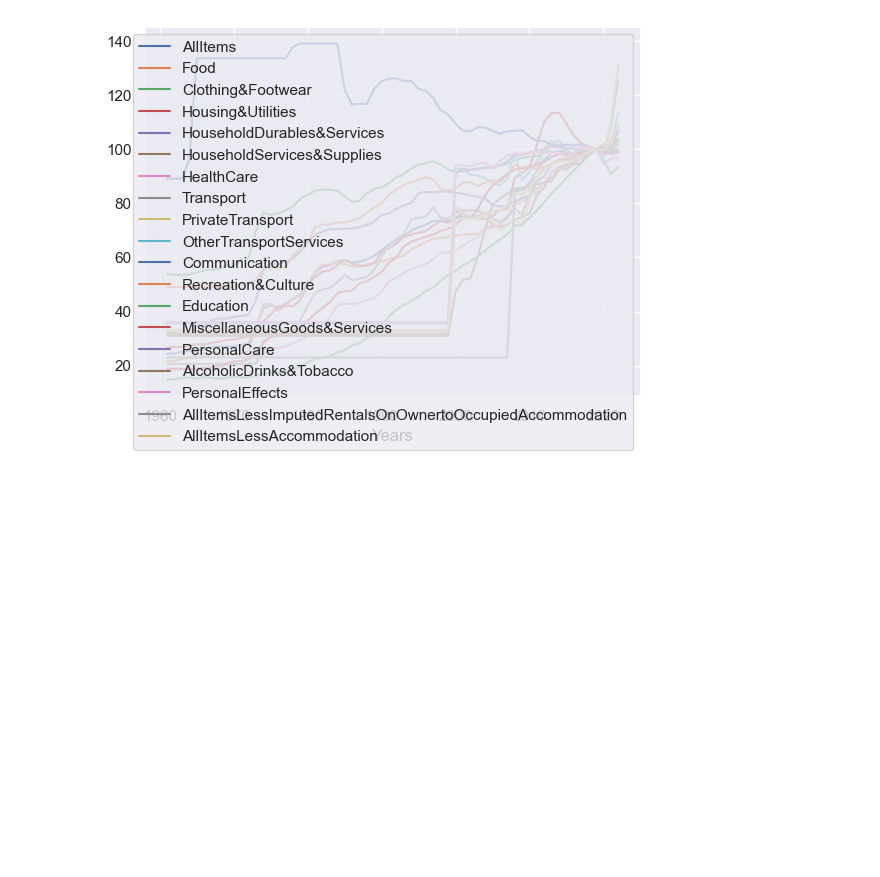
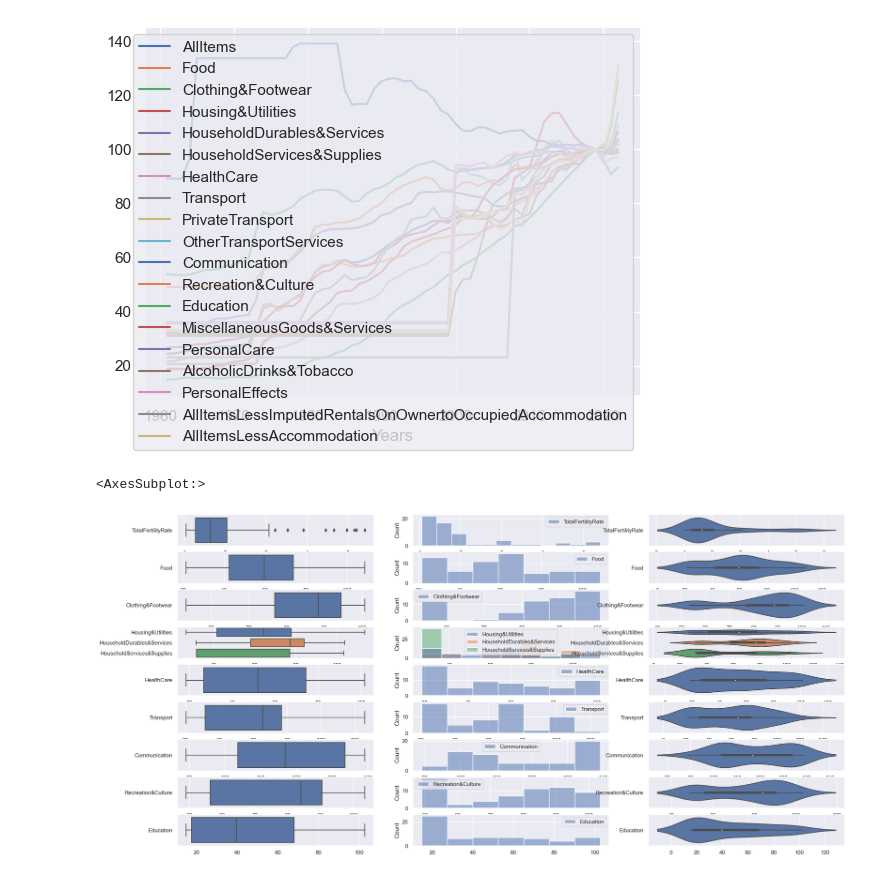
Before and after one commit to whoismanoj/Team1-SC1015_FertilityRate, a Jupyter notebook: SC1015 Part 2 Exploratory Data Analysis.ipynb, the cells around one changed output. Drawn from its saved outputs; the diff is of its cells as text; code cells hidden in the pictures; blank space fills up the shorter version.

```diff
--- a/SC1015 Part 2 Exploratory Data Analysis.ipynb
+++ b/SC1015 Part 2 Exploratory Data Analysis.ipynb
@@ -211,0 +197,66 @@ Education = pd.DataFrame(CoL_data['MiscellaneousGoods&Services'])
+# %%
+All = pd.DataFrame(CoL_data['AllItems'])
+
+Fertility = pd.DataFrame(CoL_data['TotalFertilityRate'])
+Food = pd.DataFrame(CoL_data['Food'])
+Clothing = pd.DataFrame(CoL_data['Clothing&Footwear'])
+Household = pd.DataFrame({
+    'Housing&Utilities': CoL_data['Housing&Utilities'],
+    'HouseholdDurables&Services': CoL_data['HouseholdDurables&Services'],
+    'HouseholdServices&Supplies' : CoL_data['HouseholdServices&Supplies']
+})
+Healthcare = pd.DataFrame(CoL_data['HealthCare'])
+Transport = pd.DataFrame(CoL_data['Transport'])
+Communication = pd.DataFrame(CoL_data['Communication'])
+RecreationCulture = pd.DataFrame(CoL_data['Recreation&Culture'])
+Education = pd.DataFrame(CoL_data['Education'])
+# %%
+f, axes = plt.subplots(9, 3, figsize=(24, 12))
+
+#Fertility
+sb.boxplot(data = Fertility, orient = "h",ax = axes[0,0])
+sb.histplot(data = Fertility,ax = axes[0,1])
+sb.violinplot(data = Fertility, orient = "h",ax = axes[0,2])
+
+#Food
+sb.boxplot(data = Food, orient = "h",ax = axes[1,0])
+sb.histplot(data = Food,ax = axes[1,1])
+sb.violinplot(data = Food, orient = "h",ax = axes[1,2])
+
+#Clothing
+sb.boxplot(data = Clothing, orient = "h",ax = axes[2,0])
+sb.histplot(data = Clothing,ax = axes[2,1])
+sb.violinplot(data = Clothing, orient = "h",ax = axes[2,2])
+
+#Household
+sb.boxplot(data = Household, orient = "h",ax = axes[3,0])
+sb.histplot(data = Household,ax = axes[3,1])
+sb.violinplot(data = Household, orient = "h",ax = axes[3,2])
+
+#Healthcare
+sb.boxplot(data = Healthcare, orient = "h",ax = axes[4,0])
+sb.histplot(data = Healthcare,ax = axes[4,1])
+sb.violinplot(data = Healthcare, orient = "h",ax = axes[4,2])
+
+#Transport
+sb.boxplot(data = Transport, orient = "h",ax = axes[5,0])
+sb.histplot(data = Transport,ax = axes[5,1])
+sb.violinplot(data = Transport, orient = "h",ax = axes[5,2])
+
+#Communication
+sb.boxplot(data = Communication, orient = "h",ax = axes[6,0])
+sb.histplot(data = Communication,ax = axes[6,1])
+sb.violinplot(data = Communication, orient = "h",ax = axes[6,2])
+
+#RecreationCulture
+sb.boxplot(data = RecreationCulture, orient = "h",ax = axes[7,0])
+sb.histplot(data = RecreationCulture,ax = axes[7,1])
+sb.violinplot(data = RecreationCulture, orient = "h",ax = axes[7,2])
+
+#Education
+sb.boxplot(data = Education, orient = "h",ax = axes[8,0])
+sb.histplot(data = Education,ax = axes[8,1])
+sb.violinplot(data = Education, orient = "h",ax = axes[8,2])
+# %% [output]
+<AxesSubplot:>
+[figure, added]
```
Also changed, not shown: parts of 11 cells of this notebook.
